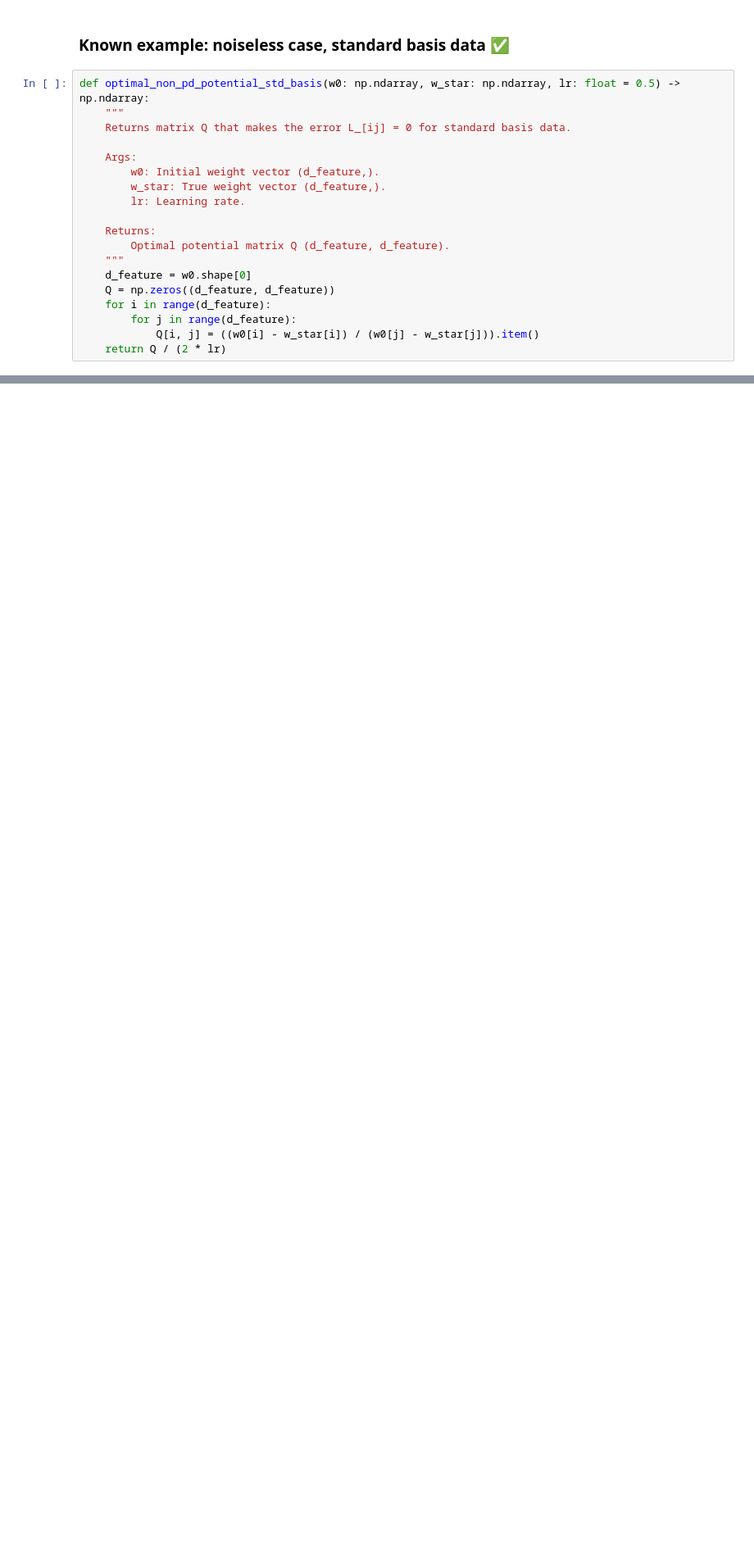
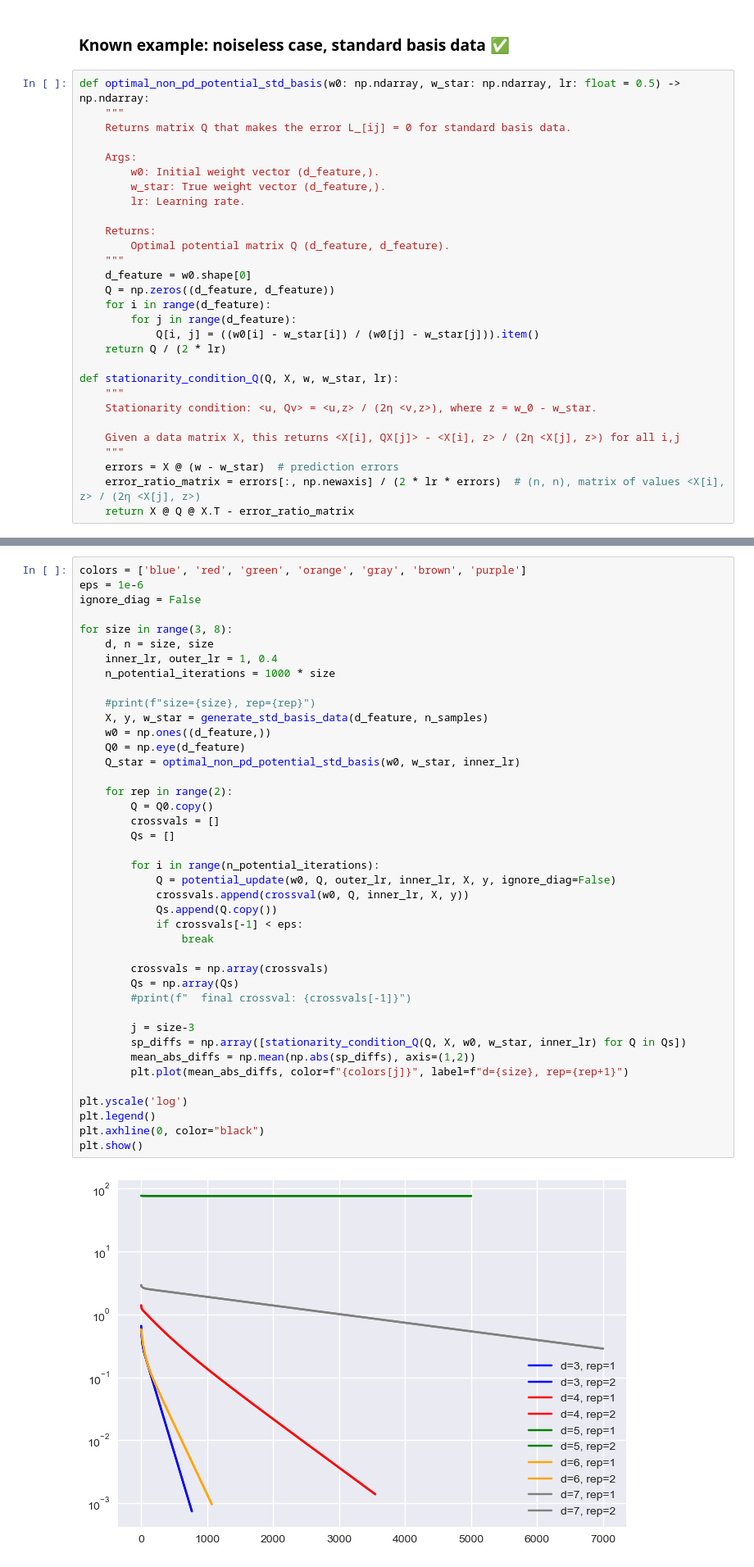
Before and after one commit to alexsemendinger/mirror-descent, a Jupyter notebook: md_single_step.ipynb, the cells around one changed output, grey strips where cells are left out. Shown at 82% size. Cells and saved outputs as stored; diff of their text form; blank space fills up the shorter version.

```diff
--- a/md_single_step.ipynb
+++ b/md_single_step.ipynb
@@ -404,4 +435,14 @@ def optimal_non_pd_potential_std_basis(w0: np.ndarray, w_star: np.ndarray, lr: f
         for j in range(d_feature):
             Q[i, j] = ((w0[i] - w_star[i]) / (w0[j] - w_star[j])).item()
     return Q / (2 * lr)
+
+def stationarity_condition_Q(Q, X, w, w_star, lr):
+    """
+    Stationarity condition: <u, Qv> = <u,z> / (2η <v,z>), where z = w_0 - w_star.
+
+    Given a data matrix X, this returns <X[i], QX[j]> - <X[i], z> / (2η <X[j], z>) for all i,j
+    """
+    errors = X @ (w - w_star)  # prediction errors
+    error_ratio_matrix = errors[:, np.newaxis] / (2 * lr * errors)  # (n, n), matrix of values <X[i], z> / (2η <X[j], z>)
+    return X @ Q @ X.T - error_ratio_matrix
 # %%
@@ -445,0 +490,43 @@ plt.show()
+# %%
+colors = ['blue', 'red', 'green', 'orange', 'gray', 'brown', 'purple']
+eps = 1e-6
+ignore_diag = False
+
+for size in range(3, 8):
+    d, n = size, size
+    inner_lr, outer_lr = 1, 0.4
+    n_potential_iterations = 1000 * size
+
+    #print(f"size={size}, rep={rep}")
+    X, y, w_star = generate_std_basis_data(d_feature, n_samples)
+    w0 = np.ones((d_feature,))
+    Q0 = np.eye(d_feature)
+    Q_star = optimal_non_pd_potential_std_basis(w0, w_star, inner_lr)
+
+    for rep in range(2):
+        Q = Q0.copy()
+        crossvals = []
+        Qs = []
+
+        for i in range(n_potential_iterations):
+            Q = potential_update(w0, Q, outer_lr, inner_lr, X, y, ignore_diag=False)
+            crossvals.append(crossval(w0, Q, inner_lr, X, y))
+            Qs.append(Q.copy())
+            if crossvals[-1] < eps:
+                break
+
+        crossvals = np.array(crossvals)
+        Qs = np.array(Qs)
+        #print(f"  final crossval: {crossvals[-1]}")
+
+        j = size-3
+        sp_diffs = np.array([stationarity_condition_Q(Q, X, w0, w_star, inner_lr) for Q in Qs])
+        mean_abs_diffs = np.mean(np.abs(sp_diffs), axis=(1,2))
+        plt.plot(mean_abs_diffs, color=f"{colors[j]}", label=f"d={size}, rep={rep+1}")
+
+plt.yscale('log')
+plt.legend()
+plt.axhline(0, color="black")
+plt.show()
+# %% [output]
+[figure, added]
```
Also changed, not shown: parts of 18 cells of this notebook.
